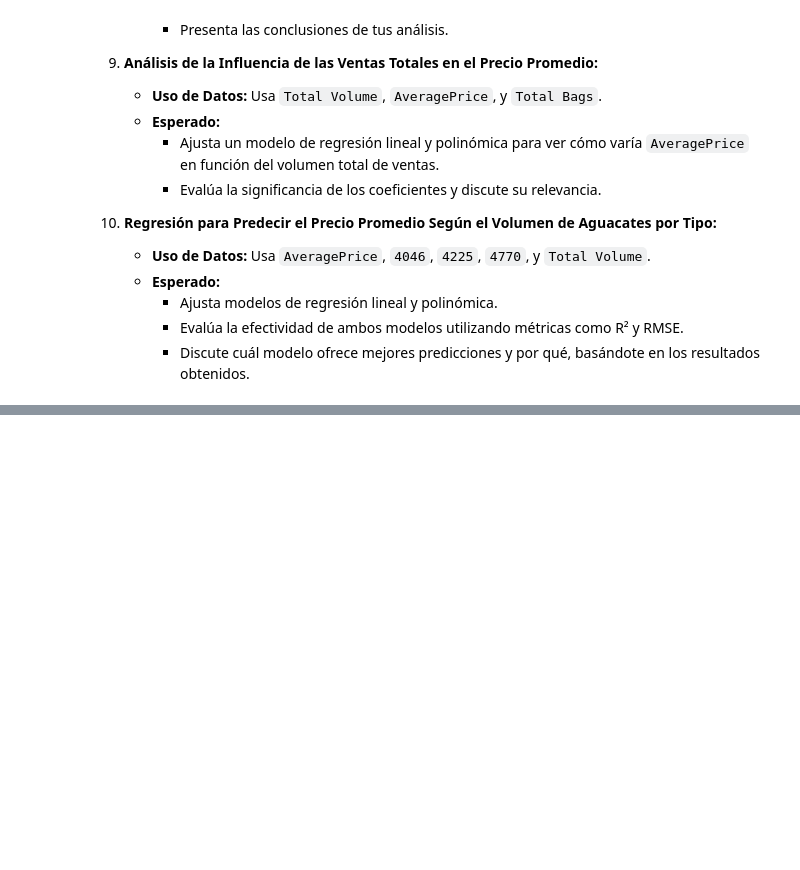
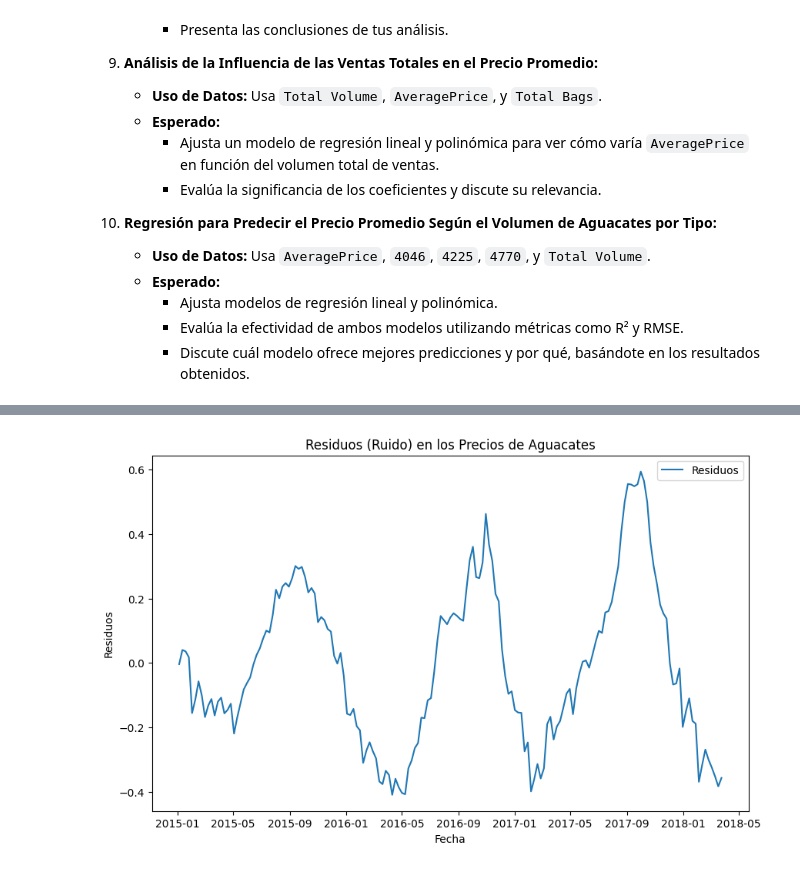
Before and after one commit to Layola27/Proyecto1-IA, a Jupyter notebook: proyectoV2.ipynb, the cells around one changed output, grey strips where cells are left out. Cells and saved outputs as stored; diff of their text form; code cells hidden in the pictures; blank space fills up the shorter version.

```diff
--- a/proyectoV2.ipynb
+++ b/proyectoV2.ipynb
@@ -1327,0 +398,14 @@ Término constante (Polinómica): 1.4643384466882465
+# %%
+# Calcular los residuos (errores)
+data_grouped['Residuos'] = data_grouped['AveragePrice'] - (data_grouped['Tendencia'] + data_grouped['Estacionalidad'])
+
+# Graficar los residuos
+plt.figure(figsize=(10,6))
+plt.plot(data_grouped['Date'], data_grouped['Residuos'], label='Residuos')
+plt.title('Residuos (Ruido) en los Precios de Aguacates')
+plt.xlabel('Fecha')
+plt.ylabel('Residuos')
+plt.legend()
+plt.show()
+# %% [output]
+[figure, added]
```
Also changed, not shown: parts of 48 cells of this notebook.
